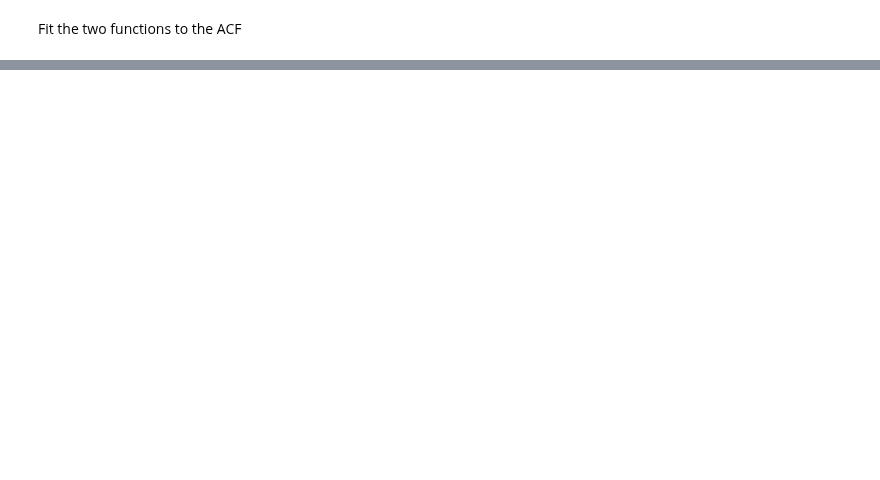
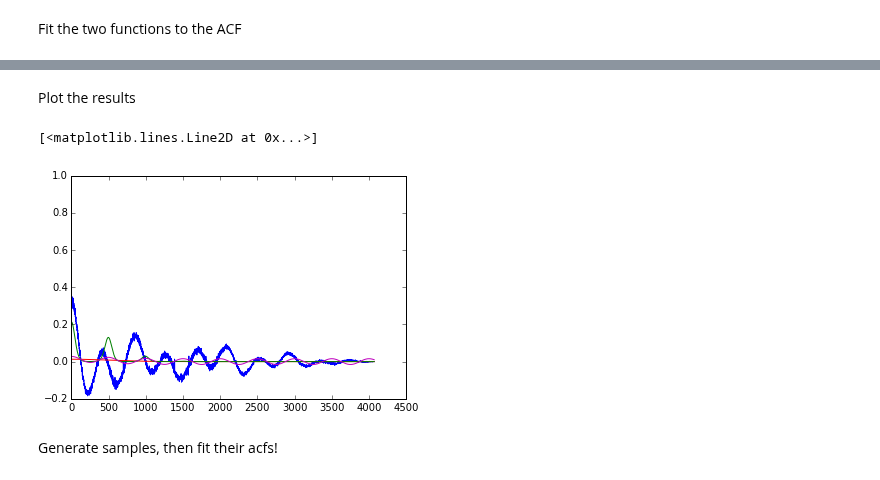
Before and after one commit to RuthAngus/GProtation, a Jupyter notebook: code/acf_tests.ipynb, the cells around one changed output, grey strips where cells are left out. Saved outputs shown, nothing was run; the diff lists cells and outputs as text; code cells hidden in the pictures; blank space fills up the shorter version.

```diff
--- a/code/acf_tests.ipynb
+++ b/code/acf_tests.ipynb
@@ -83,0 +88,15 @@ ValueError: setting an array element with a sequence.
+# %%
+import scipy.misc as spm
+
+def SE_NLL(par, x, y):
+    m = SE(par, x)
+    return .5 * spm.logsumexp((y-m)**2)
+    #return .5 * (np.sum((y-model)**2*inv_sigma2 - np.log(inv_sigma2)))
+
+def QP_NLL(par, x, y):
+    m = QP(par, x)
+    return .5 * spm.logsumexp((y-m)**2)
+
+def C_NLL(par, x, y):
+    m = C(par, x)
+    return .5 * spm.logsumexp((y-m)**2)
@@ -83,0 +130,15 @@ ValueError: setting an array element with a sequence.
+# %% [markdown]
+Plot the results
+# %%
+A_qp, l_qp, g, P = QP_results
+A_se, l_se = SE_results
+A_c, l_c, a2_c, P_c = C_results
+plt.plot(acf) # plot acf
+plt.plot(SE([A_se, l_se], xs), color="r")
+plt.plot(QP([A_qp, l_qp, g, P], xs), color="g")
+plt.plot(C([A_c, l_c, a2_c, P_c], xs), color="m")
+# %% [output]
+[<matplotlib.lines.Line2D at 0x...>]
+[figure, added]
+# %% [markdown]
+Generate samples, then fit their acfs!
```
Also changed, not shown: parts of 27 cells of this notebook, 10 other files.
